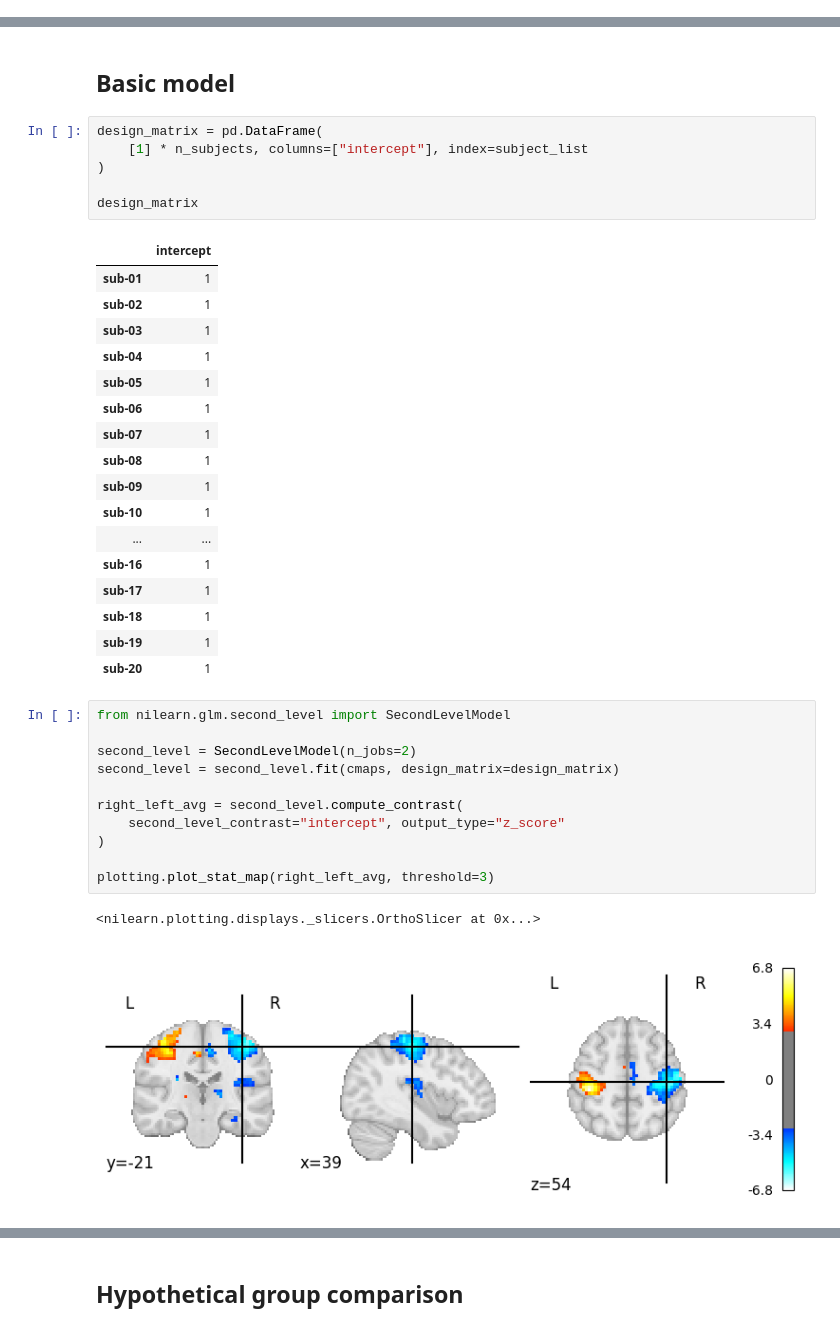
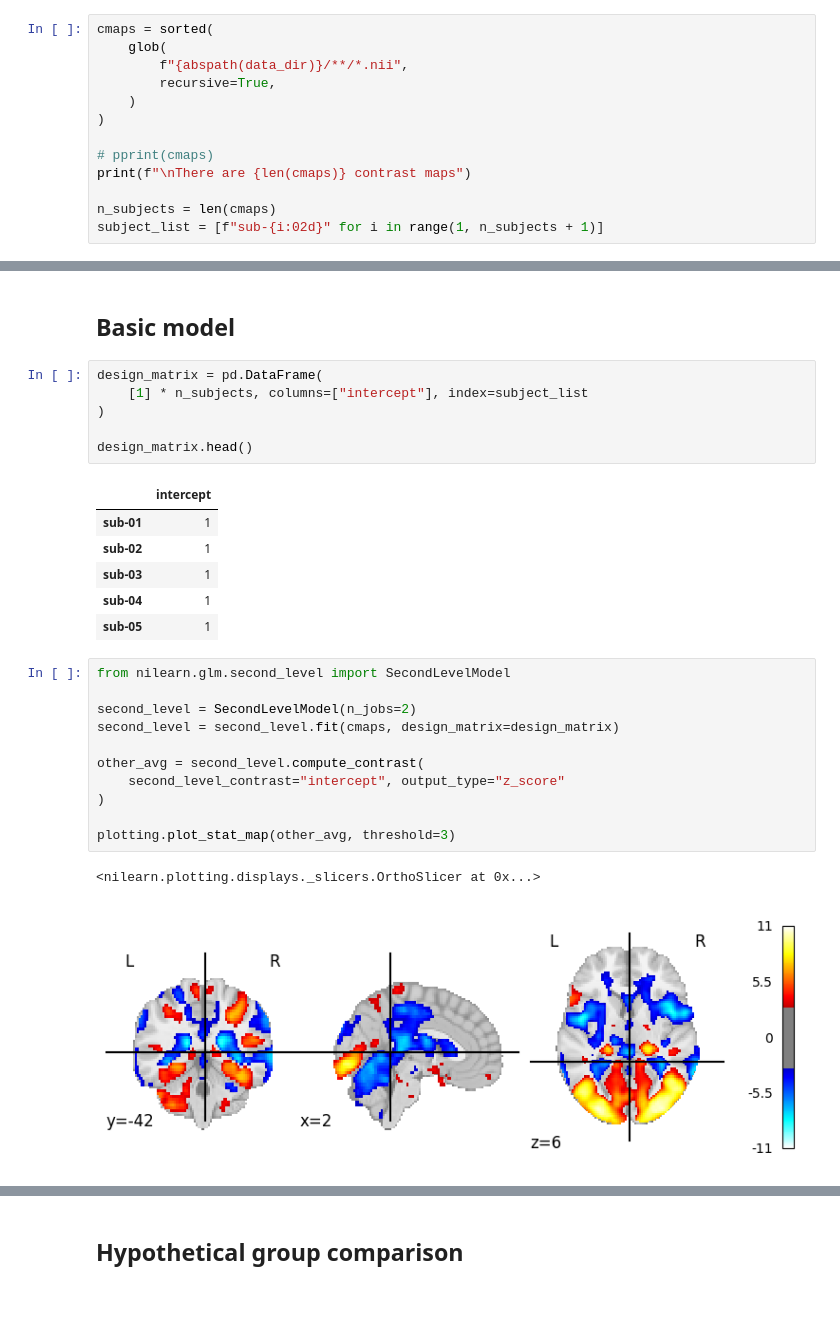
Before and after one commit to dominikpegler/tewa2-neuroimaging, a Jupyter notebook: assignments/Group assignment/Group assignment.ipynb, the cells around one changed output, grey strips where cells are left out. Saved outputs shown, nothing was run; the diff lists cells and outputs as text; blank space fills up the shorter version.

Commit message:
swap data

```diff
--- a/assignments/Group assignment/Group assignment.ipynb
+++ b/assignments/Group assignment/Group assignment.ipynb
@@ -148,0 +104,13 @@ pprint(subject_list)
+# %%
+cmaps = sorted(
+    glob(
+        f"{abspath(data_dir)}/**/*.nii",
+        recursive=True,
+    )
+)
+
+# pprint(cmaps)
+print(f"\nThere are {len(cmaps)} contrast maps")
+
+n_subjects = len(cmaps)
+subject_list = [f"sub-{i:02d}" for i in range(1, n_subjects + 1)]
@@ -155,7 +125,7 @@ design_matrix = pd.DataFrame(
     [1] * n_subjects, columns=["intercept"], index=subject_list
 )
 
-design_matrix
+design_matrix.head()
 # %% [output]
 |  | intercept |
 | sub-01 | 1 |
@@ -163,28 +133,17 @@ design_matrix
 | sub-03 | 1 |
 | sub-04 | 1 |
 | sub-05 | 1 |
-| sub-06 | 1 |
-| sub-07 | 1 |
-| sub-08 | 1 |
-| sub-09 | 1 |
-| sub-10 | 1 |
-| ... | ... |
-| sub-16 | 1 |
-| sub-17 | 1 |
-| sub-18 | 1 |
-| sub-19 | 1 |
-| sub-20 | 1 |
 # %%
 from nilearn.glm.second_level import SecondLevelModel
 
 second_level = SecondLevelModel(n_jobs=2)
 second_level = second_level.fit(cmaps, design_matrix=design_matrix)
 
-right_left_avg = second_level.compute_contrast(
+other_avg = second_level.compute_contrast(
     second_level_contrast="intercept", output_type="z_score"
 )
 
-plotting.plot_stat_map(right_left_avg, threshold=3)
+plotting.plot_stat_map(other_avg, threshold=3)
 # %% [output]
 <nilearn.plotting.displays._slicers.OrthoSlicer at 0x...>
-[figure, old version]
+[figure, new version]
```
Also changed, not shown: parts of 24 cells of this notebook.
